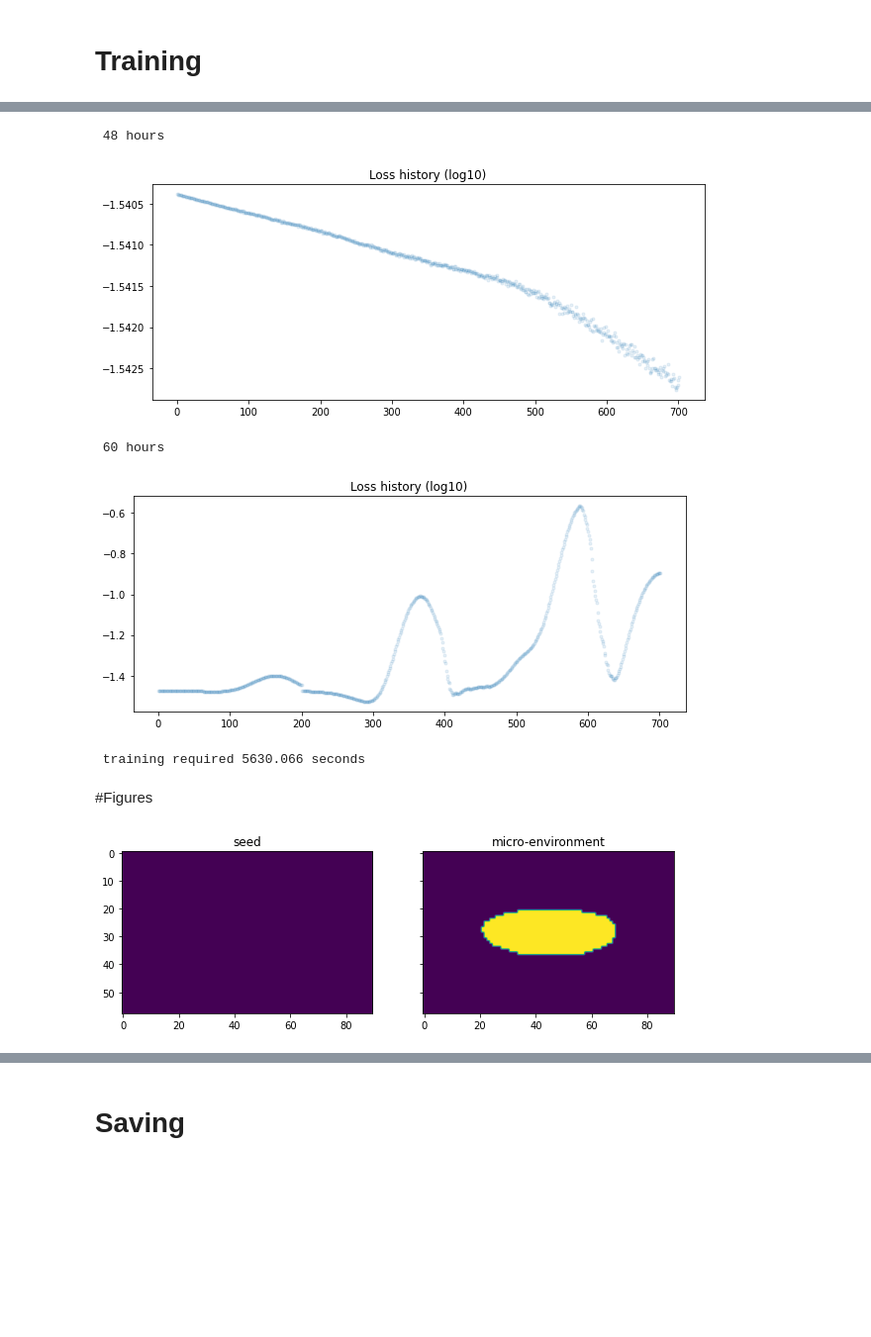
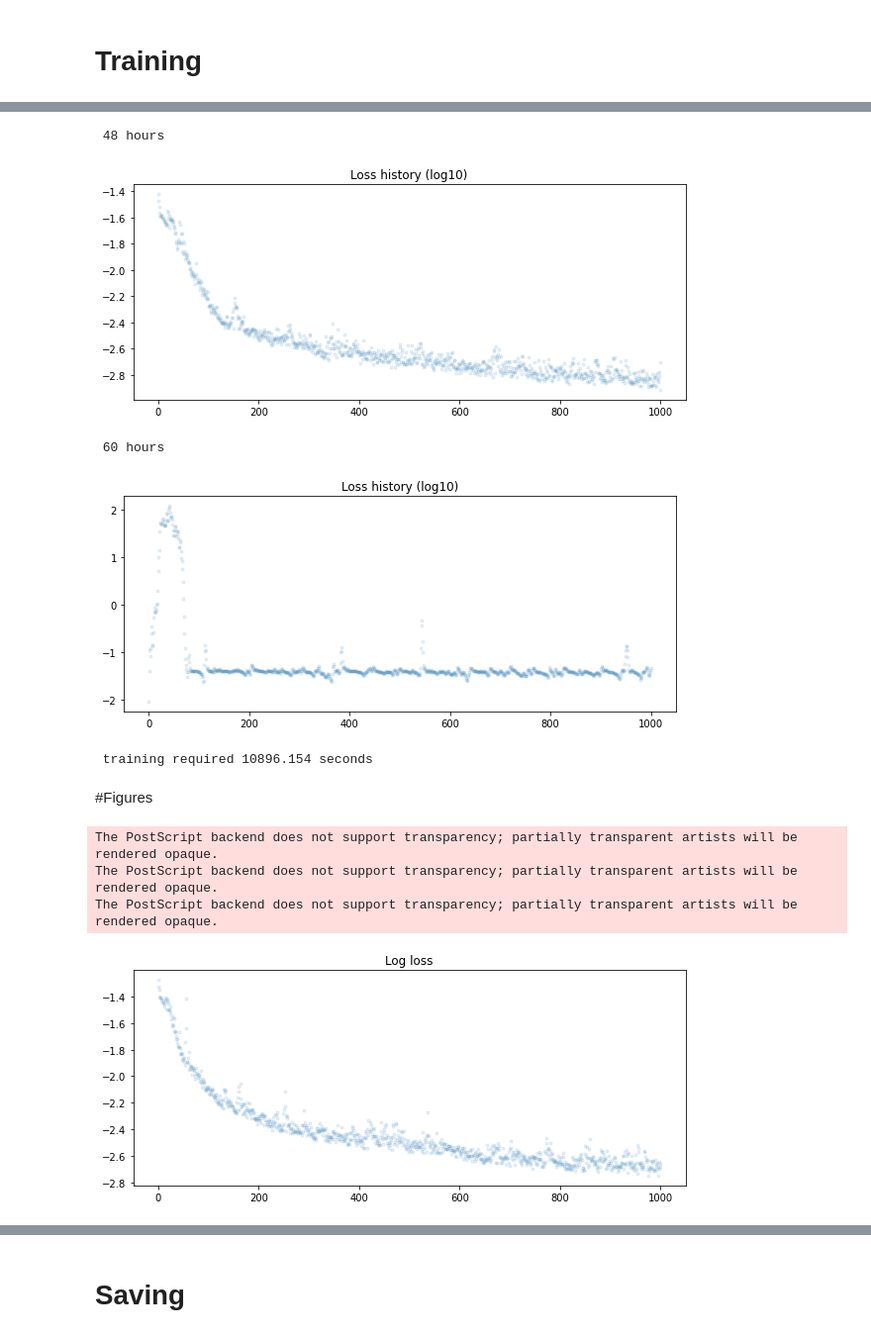
Before and after one commit to Schumacher-group/post--growing-ca, a Jupyter notebook: Growing_Neural_Cellular_Automata_2_0.ipynb, the cells around one changed output, grey strips where cells are left out. Shown at 99% size. Saved outputs shown, nothing was run; the diff lists cells and outputs as text; code cells hidden in the pictures; blank space fills up the shorter version.

```diff
--- a/Growing_Neural_Cellular_Automata_2_0.ipynb
+++ b/Growing_Neural_Cellular_Automata_2_0.ipynb
@@ -147,7 +147,7 @@ class VideoWriter:
     self.close()
 # %%
 #@title Cellular Automata Parameters
-CHANNEL_N = 16        # Number of CA state channels
+CHANNEL_N = 24        # Number of CA state channels
 TARGET_PADDING = CHANNEL_N   # Number of pixels used to pad the target image border
 TARGET_SIZE = 40
 
@@ -200,7 +200,7 @@ def get_living_mask(x):
   # window size 3
   # stride of the window when sliding
   # SAME padding
-  return tf.nn.max_pool2d(alpha, 3, [1, 1, 1, 1], 'SAME') > 0.1
+  return tf.nn.max_pool2d(alpha, 3, [1, 1, 1, 1], 'SAME') > 0
 
 def get_microenvironment(x):
   micro = x[..., 4:5]
@@ -984,2 +1002,0 @@ fig_seed.savefig('seed_microenv.eps', formate='eps')
-# %%
-y, loss = train_step(x0, 48, pad_intermediate)
@@ -1004,0 +1003,16 @@ print(x.shape)
+# %%
+#@title Training Loop: two targets { vertical-output: true}
+
+for i in range(1000+1):
+  x0 = np.repeat(seed[None, ...], BATCH_SIZE, 0)
+
+  x, loss = train_step_two_targets(x0)
+
+  step_k = len(loss_log)
+  loss_log.append(loss.numpy())
+  export_model(ca_two_targets, 'train_log_two_targets/%04d'%step_k)
+
+  output_two_targets.append(np.array(x[1, ...], np.float32).T)
+output = np.array(x[1, ...], np.float32).T
+
+plot_loss(loss_log)
@@ -1005,5 +1049,5 @@ print(x.shape)
 # %%
-#@title Training Loop {vertical-output: true}
+#@title Training Loop: two independent neural networks {vertical-output: true}
 import time # to stop the time training takes
 # neural cellular automata (calling the object)
 
@@ -1011,19 +1055,28 @@ start = time.clock()
 for i in range(1000+1):
   x0 = np.repeat(seed[None, ...], BATCH_SIZE, 0)
 
-  x, loss_intermediate = train_step_1(x0, 48, pad_intermediate)
+  x, loss_intermediate = train_step_1(x0)
 
   step_i = len(loss_log_intermediate)
   loss_log_intermediate.append(loss_intermediate.numpy())
-  export_model(ca, 'train_log_intermediate/%04d'%step_i)
+  export_model(ca1, 'train_log_intermediate/%04d'%step_i)
+
+  output_1.append(np.array(x[1, ...], np.float32).T)
+
+output_intermediate = np.array(x[1, ...], np.float32).T
 
 
 for i in range(1000+1):
-  x, loss_final = train_step_2(x, 12 , pad_target)
+  x, loss_final = train_step_2(x)
 
-  step_i = len(loss_log_final)
+  step_j = len(loss_log_final)
   loss_log_final.append(loss_final.numpy())
-  export_model(ca, 'train_log_final/%04d'%step_i)
+  export_model(ca2, 'train_log_final/%04d'%step_j)
+
+  output_2.append(np.array(x[1, ...], np.float32).T)
+
+output_final = np.array(x[1, ...], np.float32).T
+
 
 
 
@@ -1032,14 +1085,15 @@ plot_loss(loss_log_intermediate)
 print('\r 60 hours')
 plot_loss(loss_log_final)
 
+
 end = time.clock()
 
 print('\r training required %.3f seconds'%(end - start), end='')
 # %% [output]
  48 hours
-[figure, old version]
+[figure, new version]
  60 hours
-[figure, old version]
+[figure, new version]
- training required 5630.066 seconds
+ training required 10896.154 seconds
 # %% [markdown]
 #Figures
@@ -1069,15 +1100,14 @@ mvp.ipython_display(out_fn)
 # %%
-#@title Plots for slides
+#@title Save loss plot: two targets { vertical-output: true}
 
-fig_seed_h, (ax1, ax2) = pl.subplots(ncols=2, nrows=1, figsize=(10, 6),
+fig_loss_two_targets, (ax1) = pl.subplots(ncols=1, nrows=1, figsize=(10, 4),
                                 sharex=True, sharey=True)
+ax1.set_title('Log loss')
+ax1.plot(np.log10(loss_log), '.', alpha=0.1)
 
-ax1.set_title('seed')
-ax1.imshow(seed_prelim[0, ...])
-
-ax2.set_title('micro-environment')
-ax2.imshow(seed_prelim[4, ...])
-
-fig_seed_h.savefig('seed_h.eps', formate='eps')
+fig_loss_two_targets.savefig("loss_plot_two_targets_1000.eps", formate = "eps")
 # %% [output]
+The PostScript backend does not support transparency; partially transparent artists will be rendered opaque.
+The PostScript backend does not support transparency; partially transparent artists will be rendered opaque.
+The PostScript backend does not support transparency; partially transparent artists will be rendered opaque.
-[figure, old version]
+[figure, new version]
```
Also changed, not shown: parts of 32 cells of this notebook.
